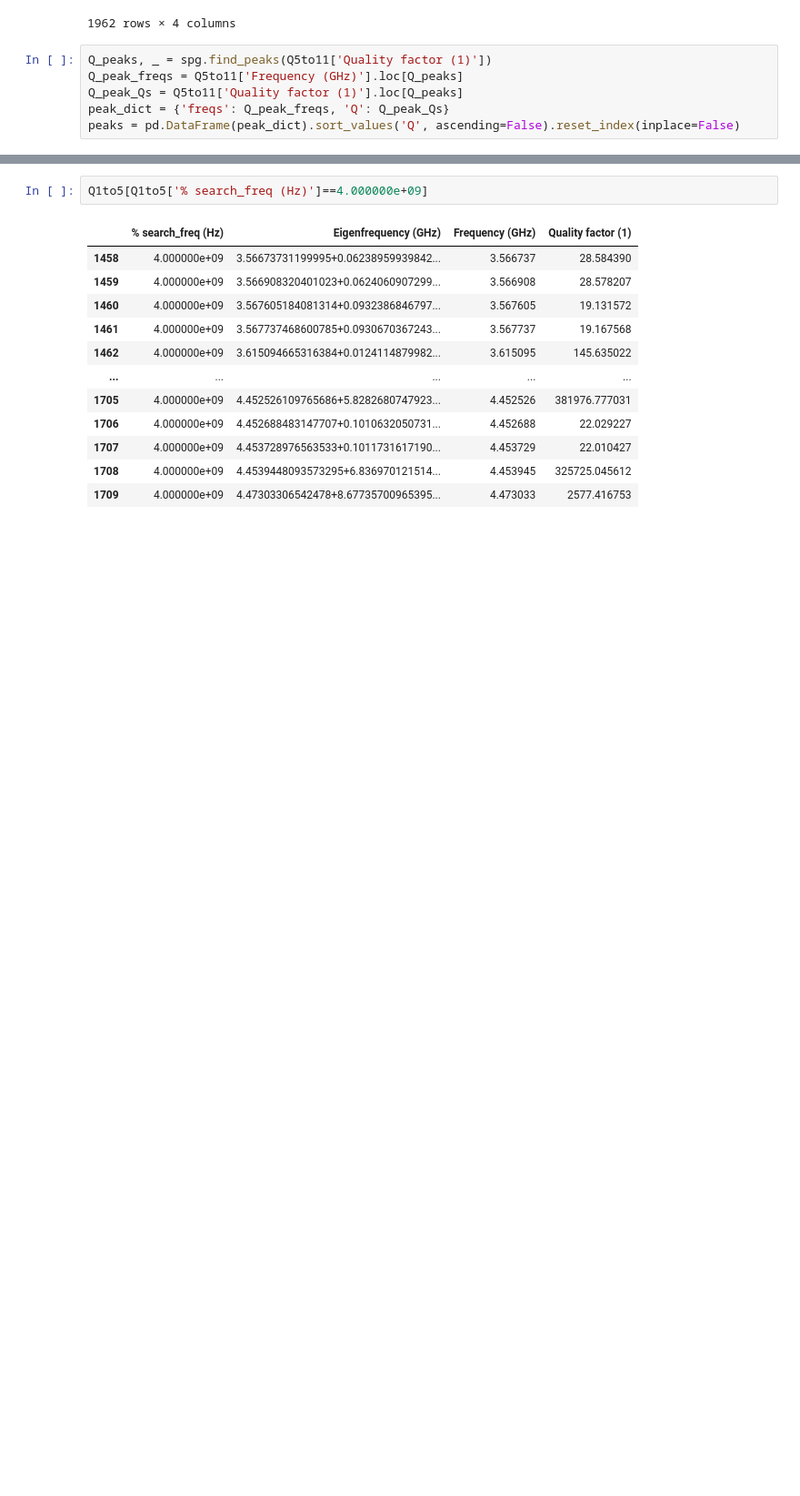
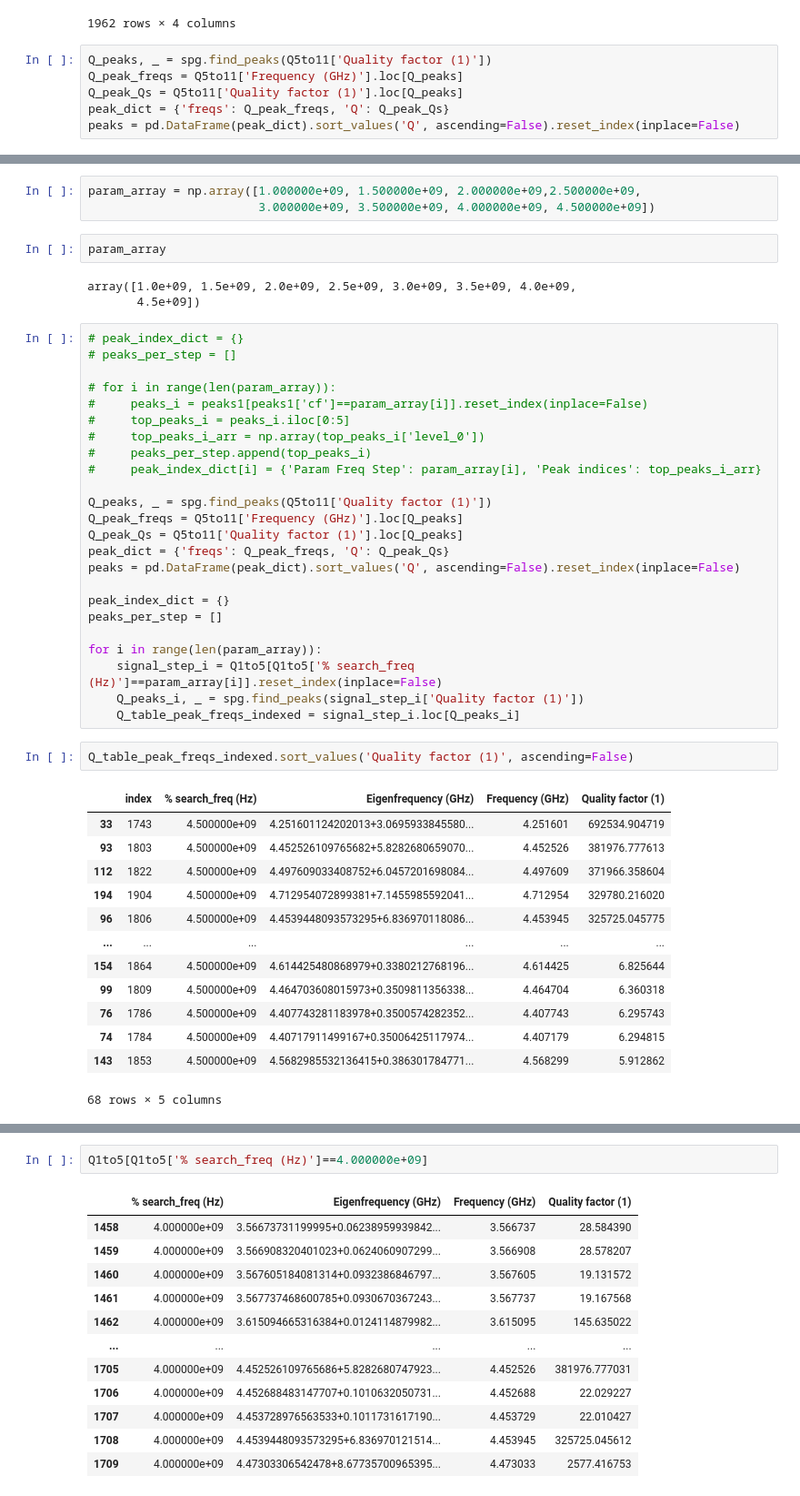
Before and after one commit to leay01/whispering_gallery_MAIN, a Jupyter notebook: wgm_code/Q_fac_analysis/Qfac_new.ipynb, the cells around one changed output, grey strips where cells are left out. Shown at 91% size. Cells and saved outputs as stored; diff of their text form; blank space fills up the shorter version.

```diff
--- a/wgm_code/Q_fac_analysis/Qfac_new.ipynb
+++ b/wgm_code/Q_fac_analysis/Qfac_new.ipynb
@@ -76,0 +140,48 @@ Q3p5[Q3p5[]]
+# %%
+param_array = np.array([1.000000e+09, 1.500000e+09, 2.000000e+09,2.500000e+09,
+                        3.000000e+09, 3.500000e+09, 4.000000e+09, 4.500000e+09])
+# %%
+param_array
+# %% [output]
+array([1.0e+09, 1.5e+09, 2.0e+09, 2.5e+09, 3.0e+09, 3.5e+09, 4.0e+09,
+       4.5e+09])
+# %%
+# peak_index_dict = {}
+# peaks_per_step = []
+
+# for i in range(len(param_array)):
+#     peaks_i = peaks1[peaks1['cf']==param_array[i]].reset_index(inplace=False)
+#     top_peaks_i = peaks_i.iloc[0:5]
+#     top_peaks_i_arr = np.array(top_peaks_i['level_0'])
+#     peaks_per_step.append(top_peaks_i)
+#     peak_index_dict[i] = {'Param Freq Step': param_array[i], 'Peak indices': top_peaks_i_arr}
+
+Q_peaks, _ = spg.find_peaks(Q5to11['Quality factor (1)'])
+Q_peak_freqs = Q5to11['Frequency (GHz)'].loc[Q_peaks]
+Q_peak_Qs = Q5to11['Quality factor (1)'].loc[Q_peaks]
+peak_dict = {'freqs': Q_peak_freqs, 'Q': Q_peak_Qs}
+peaks = pd.DataFrame(peak_dict).sort_values('Q', ascending=False).reset_index(inplace=False)
+
+peak_index_dict = {}
+peaks_per_step = []
+
+for i in range(len(param_array)):
+    signal_step_i = Q1to5[Q1to5['% search_freq (Hz)']==param_array[i]].reset_index(inplace=False)
+    Q_peaks_i, _ = spg.find_peaks(signal_step_i['Quality factor (1)'])
+    Q_table_peak_freqs_indexed = signal_step_i.loc[Q_peaks_i]
+# %%
+Q_table_peak_freqs_indexed.sort_values('Quality factor (1)', ascending=False)
+# %% [output]
+|  | index | % search_freq (Hz) | Eigenfrequency (GHz) | Frequency (GHz) | Quality factor (1) |
+| 33 | 1743 | 4.500000e+09 | 4.251601124202013+3.0695933845580... | 4.251601 | 692534.904719 |
+| 93 | 1803 | 4.500000e+09 | 4.452526109765682+5.8282680659070... | 4.452526 | 381976.777613 |
+| 112 | 1822 | 4.500000e+09 | 4.497609033408752+6.0457201698084... | 4.497609 | 371966.358604 |
+| 194 | 1904 | 4.500000e+09 | 4.712954072899381+7.1455985592041... | 4.712954 | 329780.216020 |
+| 96 | 1806 | 4.500000e+09 | 4.4539448093573295+6.836970118086... | 4.453945 | 325725.045775 |
+| ... | ... | ... | ... | ... | ... |
+| 154 | 1864 | 4.500000e+09 | 4.614425480868979+0.3380212768196... | 4.614425 | 6.825644 |
+| 99 | 1809 | 4.500000e+09 | 4.464703608015973+0.3509811356338... | 4.464704 | 6.360318 |
+| 76 | 1786 | 4.500000e+09 | 4.407743281183978+0.3500574282352... | 4.407743 | 6.295743 |
+| 74 | 1784 | 4.500000e+09 | 4.40717911499167+0.35006425117974... | 4.407179 | 6.294815 |
+| 143 | 1853 | 4.500000e+09 | 4.5682985532136415+0.386301784771... | 4.568299 | 5.912862 |
+68 rows × 5 columns
```
Also changed, not shown: parts of 22 cells of this notebook, 4 other files.
